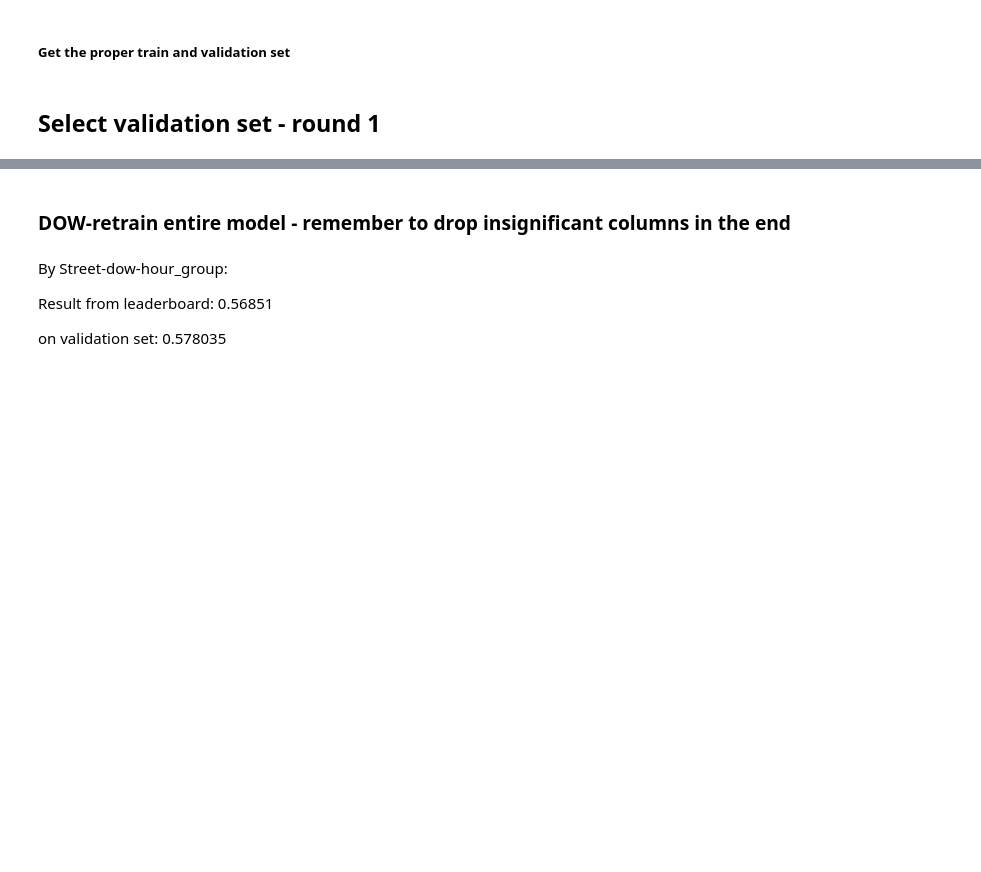
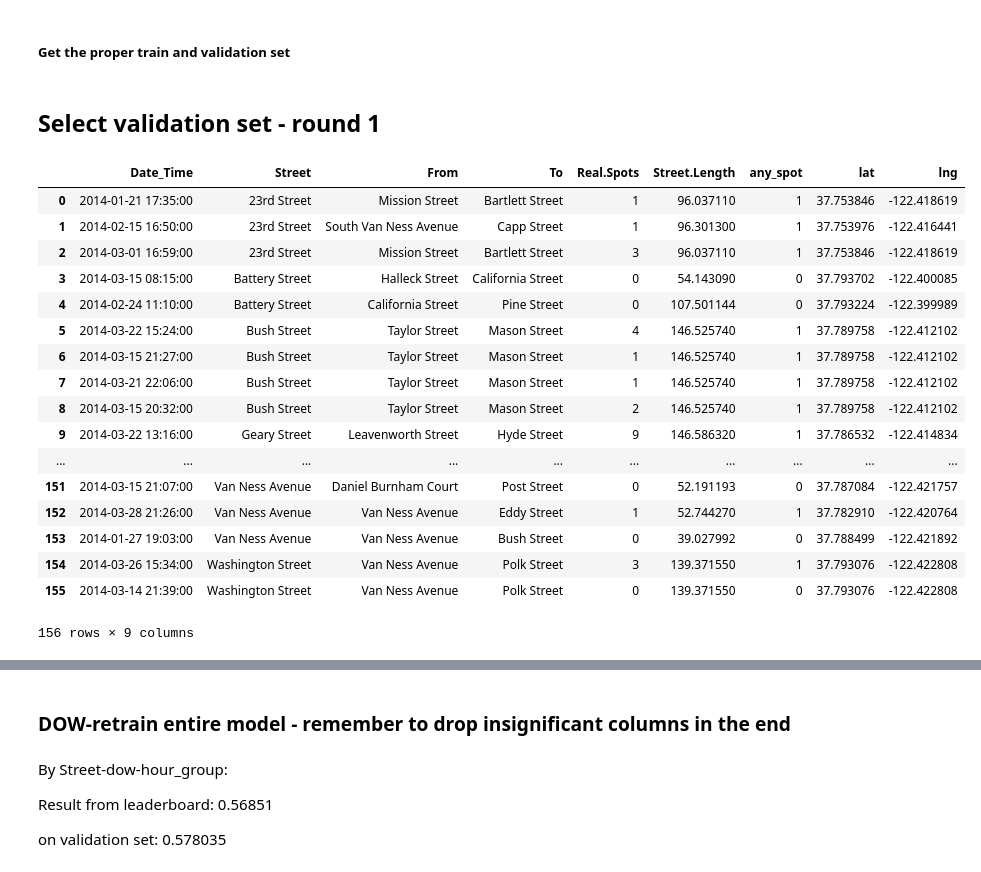
Before and after one commit to dyan10/SF-Parking-prediction-for-Parknav, a Jupyter notebook: models/model32_validation_swhg.ipynb, the cells around one changed output, grey strips where cells are left out. Drawn from its saved outputs; the diff is of its cells as text; code cells hidden in the pictures; blank space fills up the shorter version.

```diff
--- a/models/model32_validation_swhg.ipynb
+++ b/models/model32_validation_swhg.ipynb
@@ -38,6 +38,27 @@ sensor = pd.read_csv('../data/aggregated_sensor.csv')
 # %%
 sensor['TIME_OF_DAY'] = sensor['TIME_OF_DAY']/100
 sensor['TIME_OF_DAY'] = sensor['TIME_OF_DAY'].astype('int')
+# %%
+valid_swhg
+# %% [output]
+|  | Date_Time | Street | From | To | Real.Spots | Street.Length | any_spot | lat | lng |
+| 0 | 2014-01-21 17:35:00 | 23rd Street | Mission Street | Bartlett Street | 1 | 96.037110 | 1 | 37.753846 | -122.418619 |
+| 1 | 2014-02-15 16:50:00 | 23rd Street | South Van Ness Avenue | Capp Street | 1 | 96.301300 | 1 | 37.753976 | -122.416441 |
+| 2 | 2014-03-01 16:59:00 | 23rd Street | Mission Street | Bartlett Street | 3 | 96.037110 | 1 | 37.753846 | -122.418619 |
+| 3 | 2014-03-15 08:15:00 | Battery Street | Halleck Street | California Street | 0 | 54.143090 | 0 | 37.793702 | -122.400085 |
+| 4 | 2014-02-24 11:10:00 | Battery Street | California Street | Pine Street | 0 | 107.501144 | 0 | 37.793224 | -122.399989 |
+| 5 | 2014-03-22 15:24:00 | Bush Street | Taylor Street | Mason Street | 4 | 146.525740 | 1 | 37.789758 | -122.412102 |
+| 6 | 2014-03-15 21:27:00 | Bush Street | Taylor Street | Mason Street | 1 | 146.525740 | 1 | 37.789758 | -122.412102 |
+| 7 | 2014-03-21 22:06:00 | Bush Street | Taylor Street | Mason Street | 1 | 146.525740 | 1 | 37.789758 | -122.412102 |
+| 8 | 2014-03-15 20:32:00 | Bush Street | Taylor Street | Mason Street | 2 | 146.525740 | 1 | 37.789758 | -122.412102 |
+| 9 | 2014-03-22 13:16:00 | Geary Street | Leavenworth Street | Hyde Street | 9 | 146.586320 | 1 | 37.786532 | -122.414834 |
+| ... | ... | ... | ... | ... | ... | ... | ... | ... | ... |
+| 151 | 2014-03-15 21:07:00 | Van Ness Avenue | Daniel Burnham Court | Post Street | 0 | 52.191193 | 0 | 37.787084 | -122.421757 |
+| 152 | 2014-03-28 21:26:00 | Van Ness Avenue | Van Ness Avenue | Eddy Street | 1 | 52.744270 | 1 | 37.782910 | -122.420764 |
+| 153 | 2014-01-27 19:03:00 | Van Ness Avenue | Van Ness Avenue | Bush Street | 0 | 39.027992 | 0 | 37.788499 | -122.421892 |
+| 154 | 2014-03-26 15:34:00 | Washington Street | Van Ness Avenue | Polk Street | 3 | 139.371550 | 1 | 37.793076 | -122.422808 |
+| 155 | 2014-03-14 21:39:00 | Washington Street | Van Ness Avenue | Polk Street | 0 | 139.371550 | 0 | 37.793076 | -122.422808 |
+156 rows × 9 columns
 # %%
 # Clustering
 from sklearn.cluster import KMeans
```
Also changed, not shown: parts of 12 cells of this notebook.
